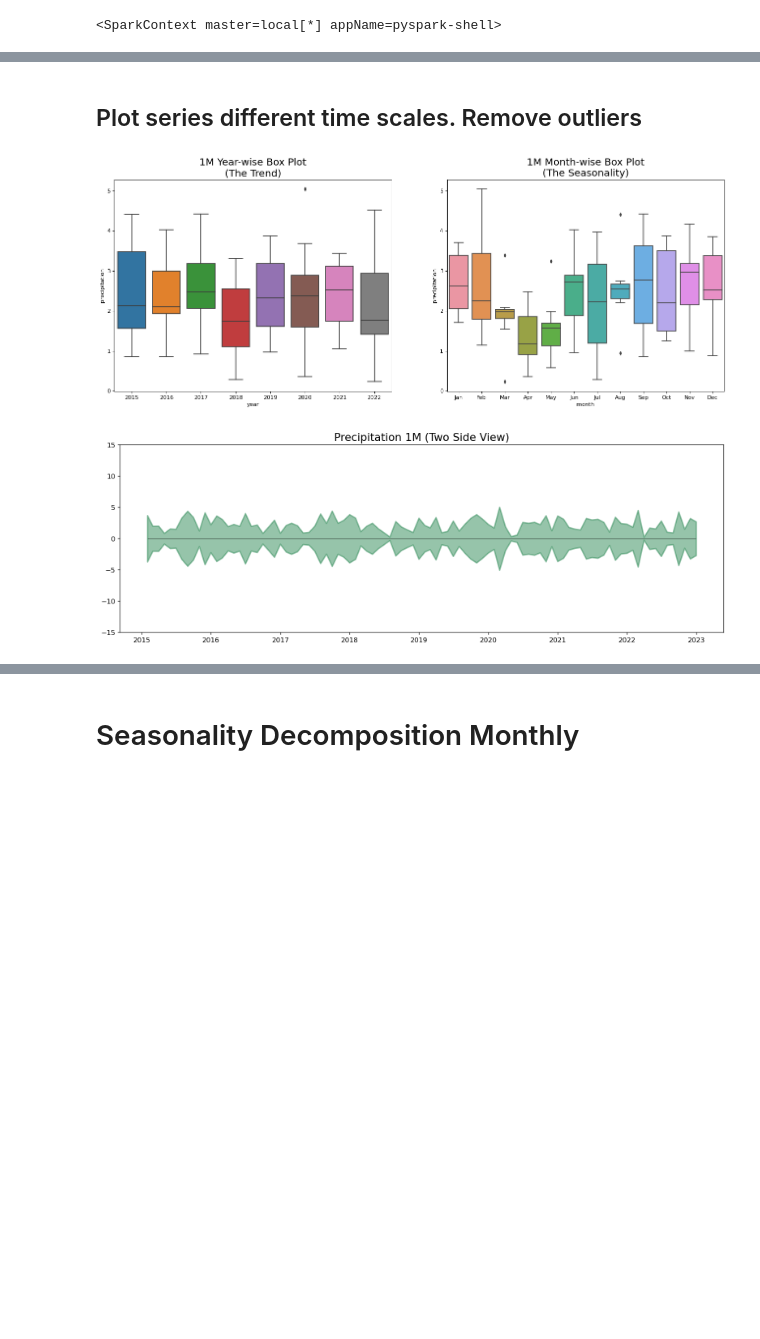
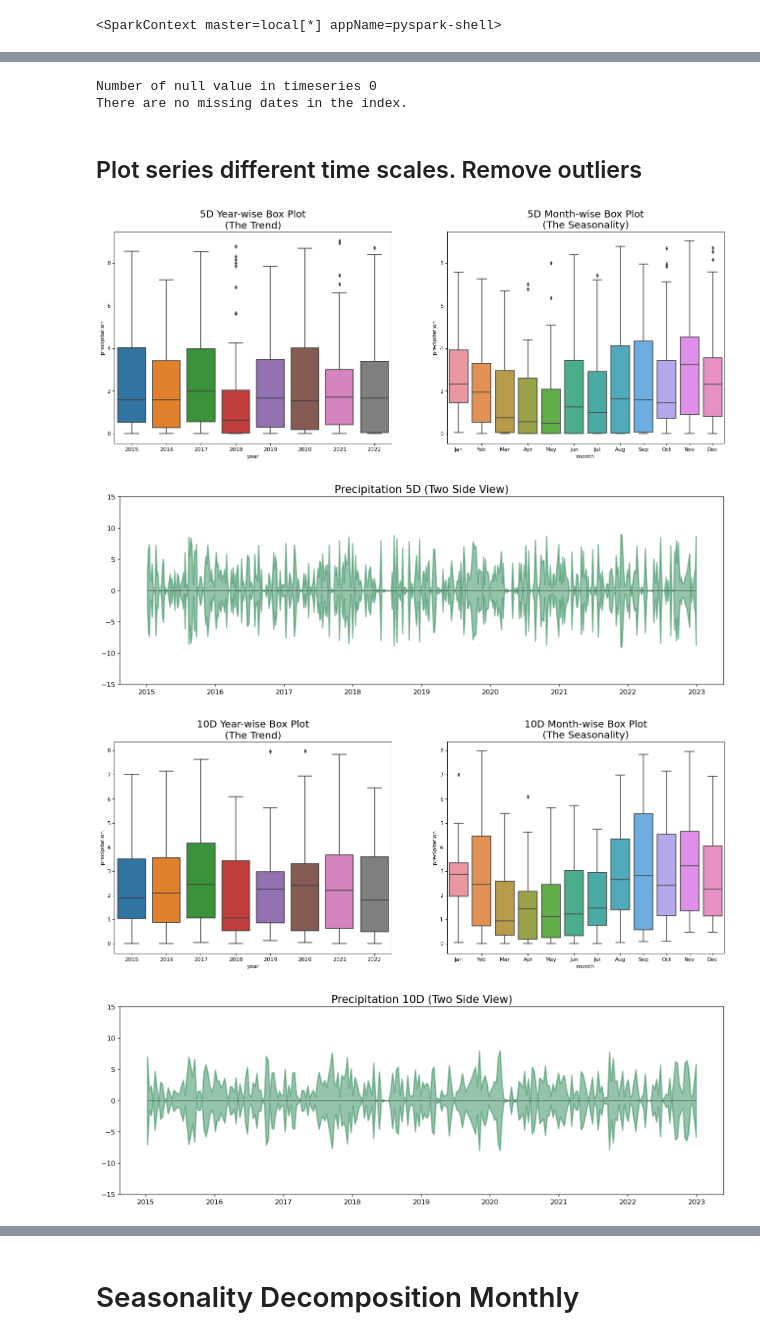
Before and after one commit to rmsryu/spark-climate-data, a Jupyter notebook: 03_LSTM.ipynb, the cells around one changed output, grey strips where cells are left out. Drawn from its saved outputs; the diff is of its cells as text; code cells hidden in the pictures; blank space fills up the shorter version.

Commit message:
Study for station 235 - Bergen Nh (Amsterdan)

```diff
--- a/03_LSTM.ipynb
+++ b/03_LSTM.ipynb
@@ -15,10 +19,14 @@ import pandas as pd
 plt.rcParams.update({'figure.figsize': (10, 7), 'figure.dpi': 120})
 # %%
 hadoopUrl = 'hdfs://hadoop-vm.internal.cloudapp.net:9000'
-data_files = f'{hadoopUrl}/precipitation/data/agg/from/1955/*.parquet'
+station = 235
+data_files = f'{hadoopUrl}/precipitation/data/{station}/*.parquet'
 
 # Obtain dataset
-df = spark.read.parquet(data_files).select("date","precipitation").toPandas()
+df = spark.read.parquet(data_files) \
+        .withColumn("precipitation", col("precipitation").cast("float")) \
+        .select("date","precipitation") \
+        .toPandas()
 # %%
 # Set the date column as the index and ensure it's a DatetimeIndex
 df.set_index('date', inplace=True)
@@ -36,3 +76,10 @@ df.head()
+# %%
+df.at['1932-01-01','precipitation'] = 0.30
+# %%
+check_missing_values(df)
+# %% [output]
+Number of null value in timeseries 0
+There are no missing dates in the index.
 # %% [markdown]
 ## Plot series different time scales. Remove outliers
 # %%
@@ -80,14 +127,16 @@ def seasonality_plots(grouped, freq="1D", start = '2015-01-01', end = '2023-01-0
     plt.hlines(y=0, xmin=np.min(df_s.index), xmax=np.max(df_s.index), linewidth=.5)
     plt.show()
 # %%
-#grouped = df.groupby(pd.Grouper(freq='5d')).mean()
-#seasonality_plots(grouped,freq="5D",remove_outliers=False)
+grouped = df.groupby(pd.Grouper(freq='5d')).mean()
+seasonality_plots(grouped,freq="5D",remove_outliers=True)
 
-#grouped = df.groupby(pd.Grouper(freq='10d')).mean()
-#seasonality_plots(grouped,freq="10D",remove_outliers=False)
+grouped = df.groupby(pd.Grouper(freq='10d')).mean()
+seasonality_plots(grouped,freq="10D",remove_outliers=True)
 
-grouped = df.groupby(pd.Grouper(freq='1M')).mean()
-seasonality_plots(grouped,freq="1M",remove_outliers=False)
+grouped = df.resample('1M').mean()
+seasonality_plots(grouped,freq="1M",remove_outliers=True)
 # %% [output]
-[figure, old version]
+[figure, new version]
-[figure, old version]
+[figure, new version]
+[figure, added]
+[figure, added]
```
Also changed, not shown: parts of 11 cells of this notebook, 1 other file.
